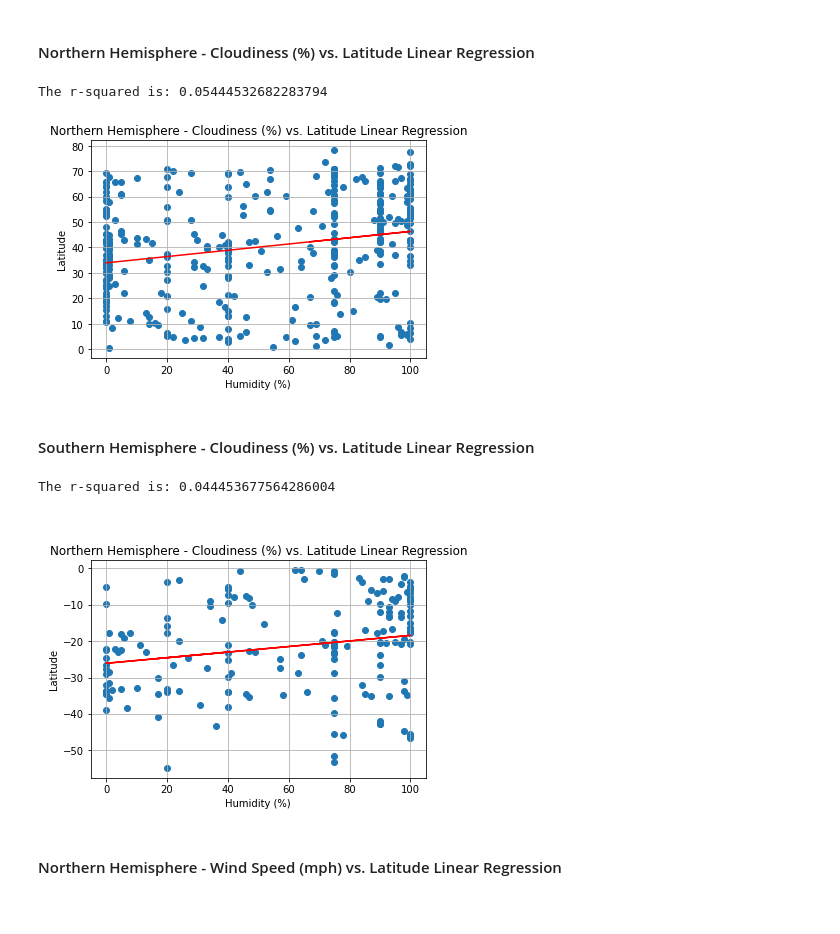
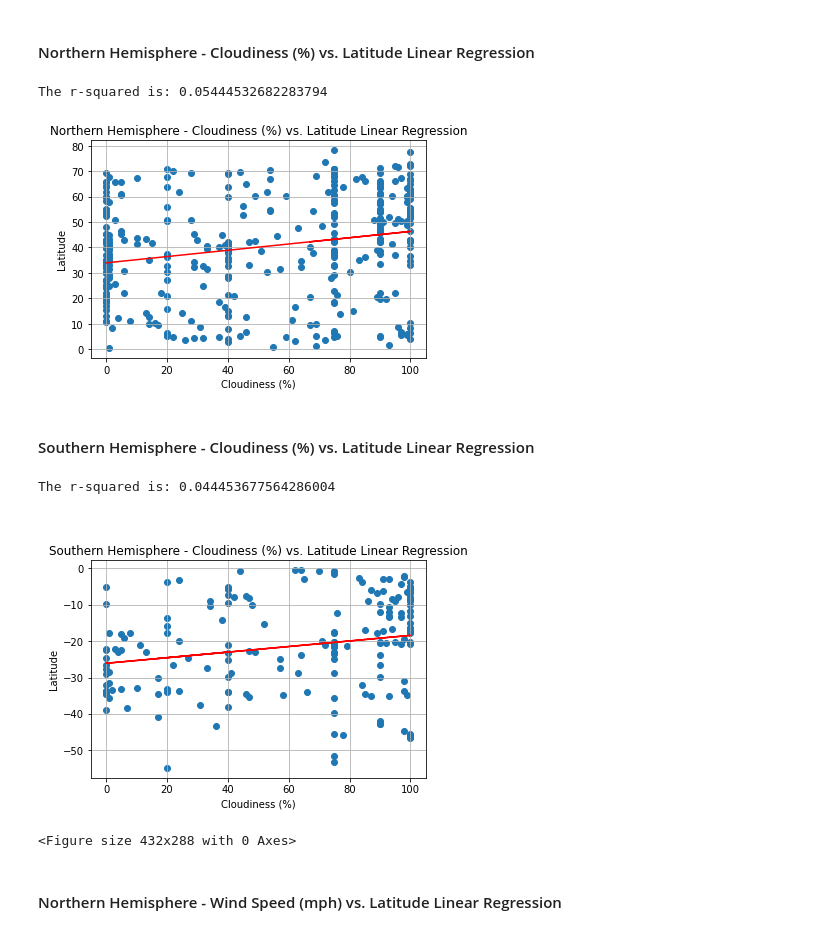
Before and after one commit to jdmerryman88/python-api-challenge, a Jupyter notebook: starter_code/WeatherPy/WeatherPy.ipynb, the cells around one changed output. Cells and saved outputs as stored; diff of their text form; code cells hidden in the pictures.

```diff
--- a/starter_code/WeatherPy/WeatherPy.ipynb
+++ b/starter_code/WeatherPy/WeatherPy.ipynb
@@ -358,21 +375,22 @@ The r-squared is: 0.028976454334766505
 # %%
 x_values = northern_hemi['Cloudiness']
 y_values = northern_hemi['Lat']
 (slope, intercept, rvalue, pvalue, stderr) = linregress(x_values, y_values)
 regress_values = x_values * slope + intercept
 line_eq = "y = " + str(round(slope,2)) + "x + " + str(round(intercept,2))
 plt.scatter(x_values,y_values)
 plt.plot(x_values,regress_values,"r-")
 plt.grid()
 plt.title('Northern Hemisphere - Cloudiness (%) vs. Latitude Linear Regression')
 plt.annotate(line_eq,(-20,10),fontsize=15,color="red")
-plt.xlabel('Humidity (%)')
+plt.xlabel('Cloudiness (%)')
 plt.ylabel('Latitude')
 print(f"The r-squared is: {rvalue**2}")
 plt.show()
+plt.savefig("Images/Northern Hemisphere vs Cloudiness LR.png")
 # %% [output]
 The r-squared is: 0.05444532682283794
-[figure, old version]
+[figure, new version]
 # %% [markdown]
 ####  Southern Hemisphere - Cloudiness (%) vs. Latitude Linear Regression
 # %%
@@ -384,15 +402,17 @@ line_eq = "y = " + str(round(slope,2)) + "x + " + str(round(intercept,2))
 plt.scatter(x_values,y_values)
 plt.plot(x_values,regress_values,"r-")
 plt.grid()
-plt.title('Northern Hemisphere - Cloudiness (%) vs. Latitude Linear Regression')
+plt.title('Southern Hemisphere - Cloudiness (%) vs. Latitude Linear Regression')
 plt.annotate(line_eq,(-20,10),fontsize=15,color="red")
-plt.xlabel('Humidity (%)')
+plt.xlabel('Cloudiness (%)')
 plt.ylabel('Latitude')
 print(f"The r-squared is: {rvalue**2}")
 plt.show()
+plt.savefig("Images/Southern Hemisphere vs Cloudiness LR.png")
 # %% [output]
 The r-squared is: 0.044453677564286004
-[figure, old version]
+[figure, new version]
+<Figure size 432x288 with 0 Axes>
 # %% [markdown]
 ####  Northern Hemisphere - Wind Speed (mph) vs. Latitude Linear Regression
 # %%
```
Also changed, not shown: parts of 10 cells of this notebook, 13 other files.
